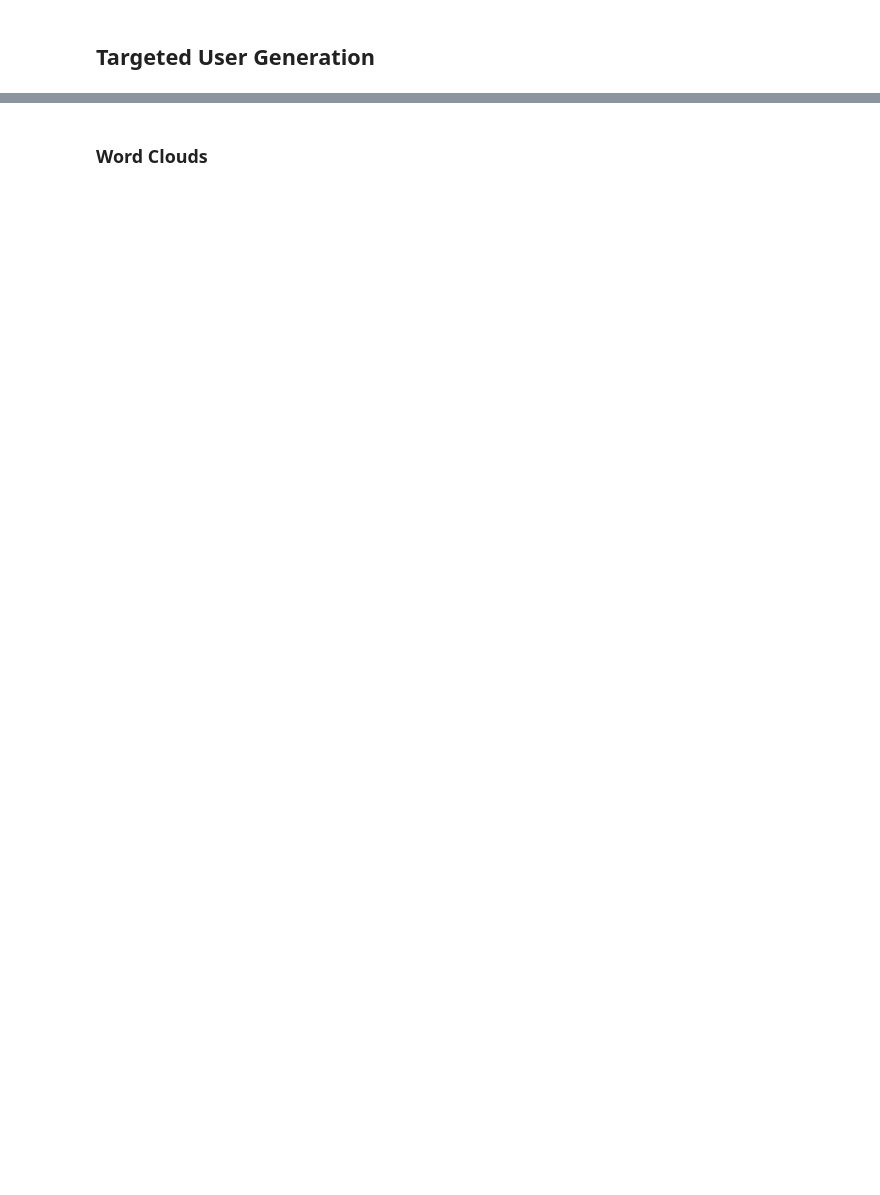
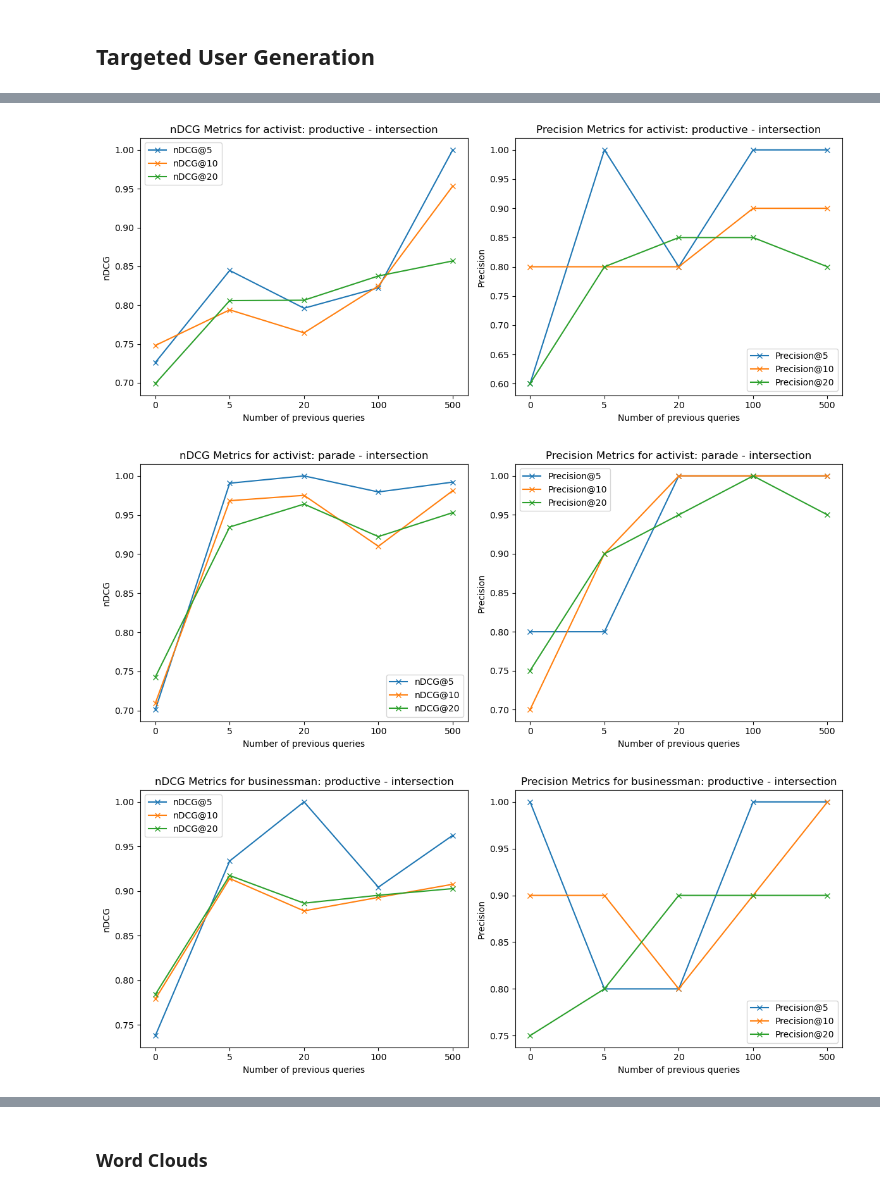
Before and after one commit to randomicecube/dd2477-project, a Jupyter notebook: scripts/experiments.ipynb, the cells around one changed output, grey strips where cells are left out. Saved outputs shown, nothing was run; the diff lists cells and outputs as text; code cells hidden in the pictures; blank space fills up the shorter version.

Commit message:
add more experiments, w/ ndcg and precision for varying amount of prev. queries

```diff
--- a/scripts/experiments.ipynb
+++ b/scripts/experiments.ipynb
@@ -38,7 +20,7 @@ for user in simulated_users:
 # %% [markdown]
 ## Targeted User Generation
 # %%
-num_queries_per_user = 500
+num_queries_per_user = 0
 
 # Define targeted user preferences
 targeted_users = [
@@ -54,0 +81,2 @@ for user, preferences in targeted_users:
+# %%
+users = [user for user, _ in targeted_users]
@@ -54,0 +108,15 @@ for user, preferences in targeted_users:
+# %%
+# Searching "parade" with intersection just for the activist user
+query = "parade" # GOAL: political parades, rallies and similar
+query_type = "intersection"
+activist_user_entries = relevance_search(query, query_type, targeted_users[1][0])
+
+# Searching "electric" with intersection just for the businessman user
+query = "electric" # GOAL: electric vehicles and similar
+query_type = "intersection"
+businessman_user_entries = relevance_search(query, query_type, targeted_users[2][0])
+
+# Searching "Chelsea" with intersection just for the sportive user
+query = "Chelsea" # GOAL: Chelsea, football, Premier League and similar
+query_type = "intersection"
+sportive_user_entries = relevance_search(query, query_type, targeted_users[0][0])
@@ -54,0 +242,33 @@ for user, preferences in targeted_users:
+# %%
+def plot_metrics(metrics):
+    for user, user_data in metrics.items():
+        for query, query_data in user_data.items():
+            x = list(query_data.keys())
+            fig, (ax1, ax2) = plt.subplots(1, 2, figsize=(12, 5))
+
+            # Plot nDCG metrics
+            ax1.plot(x, [query_data[num_queries]["nDCG"]["@5"] for num_queries in x], marker='x', label="nDCG@5")
+            ax1.plot(x, [query_data[num_queries]["nDCG"]["@10"] for num_queries in x], marker='x', label="nDCG@10")
+            ax1.plot(x, [query_data[num_queries]["nDCG"]["@20"] for num_queries in x], marker='x', label="nDCG@20")
+            ax1.set_xlabel("Number of previous queries")
+            ax1.set_ylabel("nDCG")
+            ax1.set_title(f"nDCG Metrics for {user}: {query}")
+            ax1.legend()
+
+            # Plot Precision metrics
+            ax2.plot(x, [query_data[num_queries]["Precision"]["@5"] for num_queries in x], marker='x', label="Precision@5")
+            ax2.plot(x, [query_data[num_queries]["Precision"]["@10"] for num_queries in x], marker='x', label="Precision@10")
+            ax2.plot(x, [query_data[num_queries]["Precision"]["@20"] for num_queries in x], marker='x', label="Precision@20")
+            ax2.set_xlabel("Number of previous queries")
+            ax2.set_ylabel("Precision")
+            ax2.set_title(f"Precision Metrics for {user}: {query}")
+            ax2.legend()
+
+            plt.tight_layout()
+            plt.show()
+
+plot_metrics(metrics)
+# %% [output]
+[figure, added]
+[figure, added]
+[figure, added]
```
Also changed, not shown: parts of 11 cells of this notebook, 3 other files.
